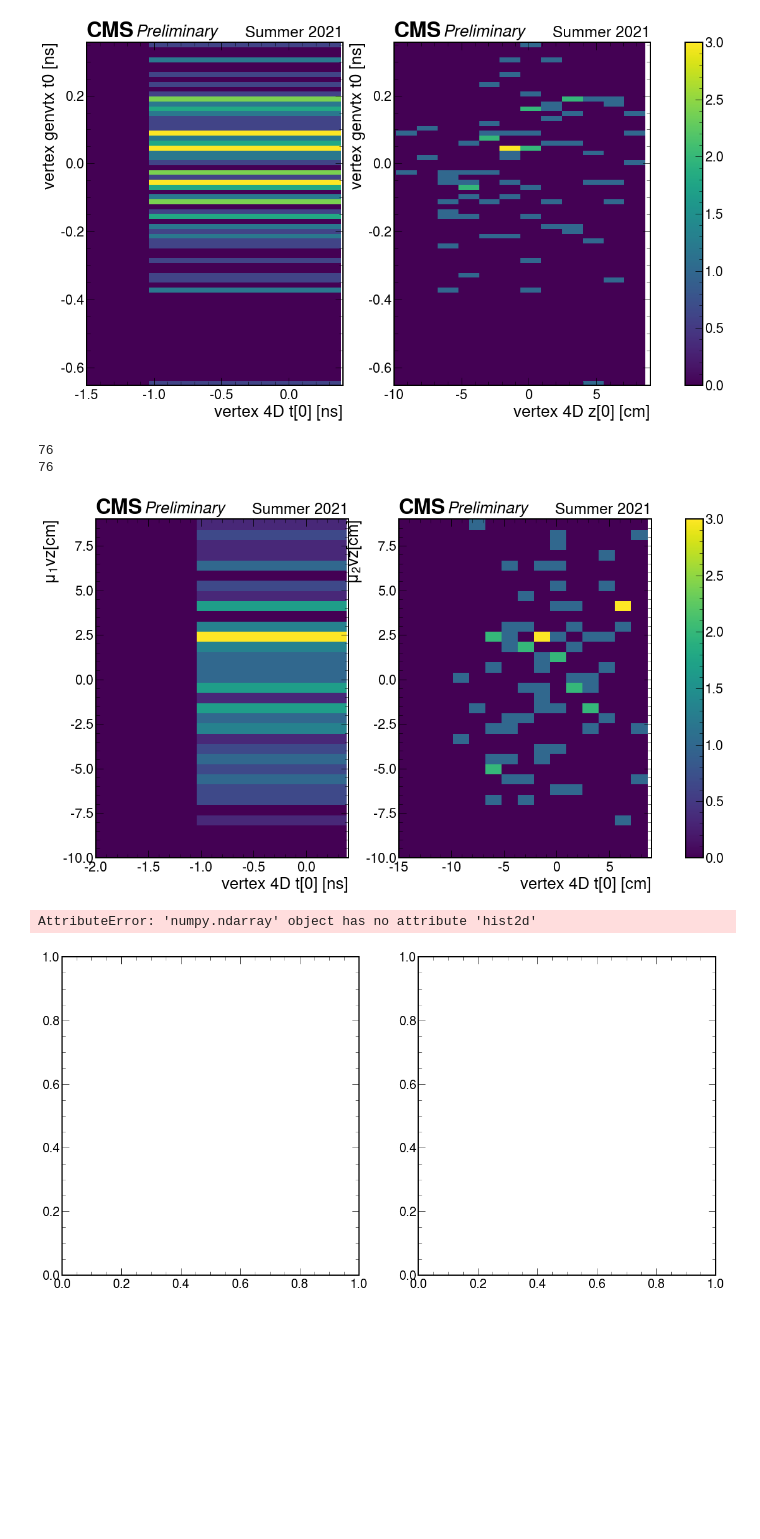
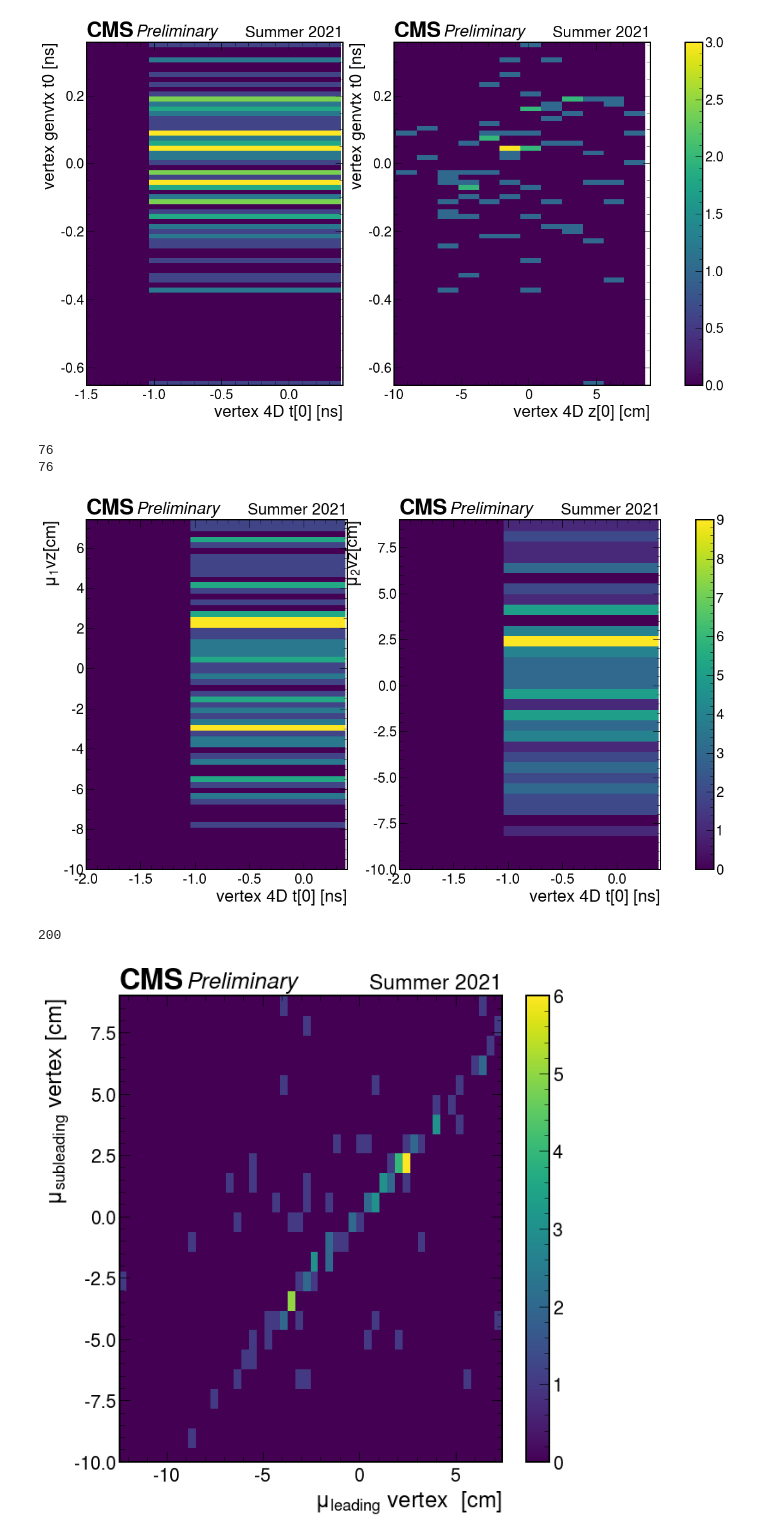
Before and after one commit to jloemker/SWAN, a Jupyter notebook: Analysis_notebook.ipynb, the cells around one changed output. Drawn from its saved outputs; the diff is of its cells as text; code cells hidden in the pictures; blank space fills up the shorter version.

Commit message:
correcting method to make 2d plots

```diff
--- a/Analysis_notebook.ipynb
+++ b/Analysis_notebook.ipynb
@@ -471,36 +471,34 @@ for i in range(0,23):
     z = np.append(z, -99)
     i = i+1
 
-axes[0].hist2d(t, muons_anal['mu2_vz'].values, bins=(70,70) , cmap='viridis')
+axes[0].hist2d(z, muons_anal['mu1_vz'].values, bins=(70,70) , cmap='viridis')
 axes[0].set(xlabel=r'vertex 4D t[0] [ns]', ylabel=r'$\mu_{1} vz [cm] $')
 axes[0].set_xlim(-2,0.4)
-axes[0].set_ylim(-10,9)
+axes[0].set_ylim(-10,7.4)
 
 h = axes[1].hist2d(z, muons_anal['mu2_vz'].values, bins=(70,70) , cmap='viridis')
-axes[1].set(xlabel=r'vertex 4D t[0] [cm]', ylabel=r'$\mu_{2} vz [cm] $')
-axes[1].set_xlim(-15,9)
+axes[1].set(xlabel=r'vertex 4D t[0] [ns]', ylabel=r'$\mu_{2} vz [cm] $')
+axes[1].set_xlim(-2,0.4)
 axes[1].set_ylim(-10,9)
 fig.colorbar(h[3], ax=axes)
 
 for i in range(2): hep.cms.label(llabel="Preliminary", rlabel="Summer 2021", ax=axes[i])
 
-#plt.savefig('AnalyseW2/corr_vtx4Dt0_mu1mu2.png')
+plt.savefig('AnalyseW2/corr_vtx4Dz0_mu1mu2.png')
 # %% [output]
 76
 76
-[figure, old version]
+[figure, new version]
 # %%
-
-fig, axes = plt.subplots(1,2,figsize=(20,10) )
-
 import matplotlib as mpl
 fig, axes = plt.subplots(figsize=(10,10) )
 print(len(prot))#200
-im = axes.hist2d(muons_anal['mu1_vz'].values , muons_anal['mu2_vz'].values, bins=(70,70) , cmap='viridis')
+im = axes.hist2d(muons_anal['mu1_vz'].values , muons_anal['mu2_vz'].values, bins=(50,50) , cmap='viridis')
 fig.colorbar(im[3], ax=axes)
-axes.set(xlabel=r'muon vertex position [cm]', ylabel='proton vertex position [cm]')
+axes.set(xlabel=r'$\mu_{leading}$ vertex  [cm]', ylabel=r'$\mu_{subleading}$ vertex [cm] ')
 hep.cms.label(llabel="Preliminary", rlabel="Summer 2021", ax=axes)
-plt.xlim(-20,9)
+plt.ylim(-10,9)
+#plt.savefig('AnalyseW2/corr_vertex_mu1mu2.png')
 # %% [output]
-AttributeError: 'numpy.ndarray' object has no attribute 'hist2d'
+200
-[figure, old version]
+[figure, new version]
```
Also changed, not shown: parts of 2 cells of this notebook.
